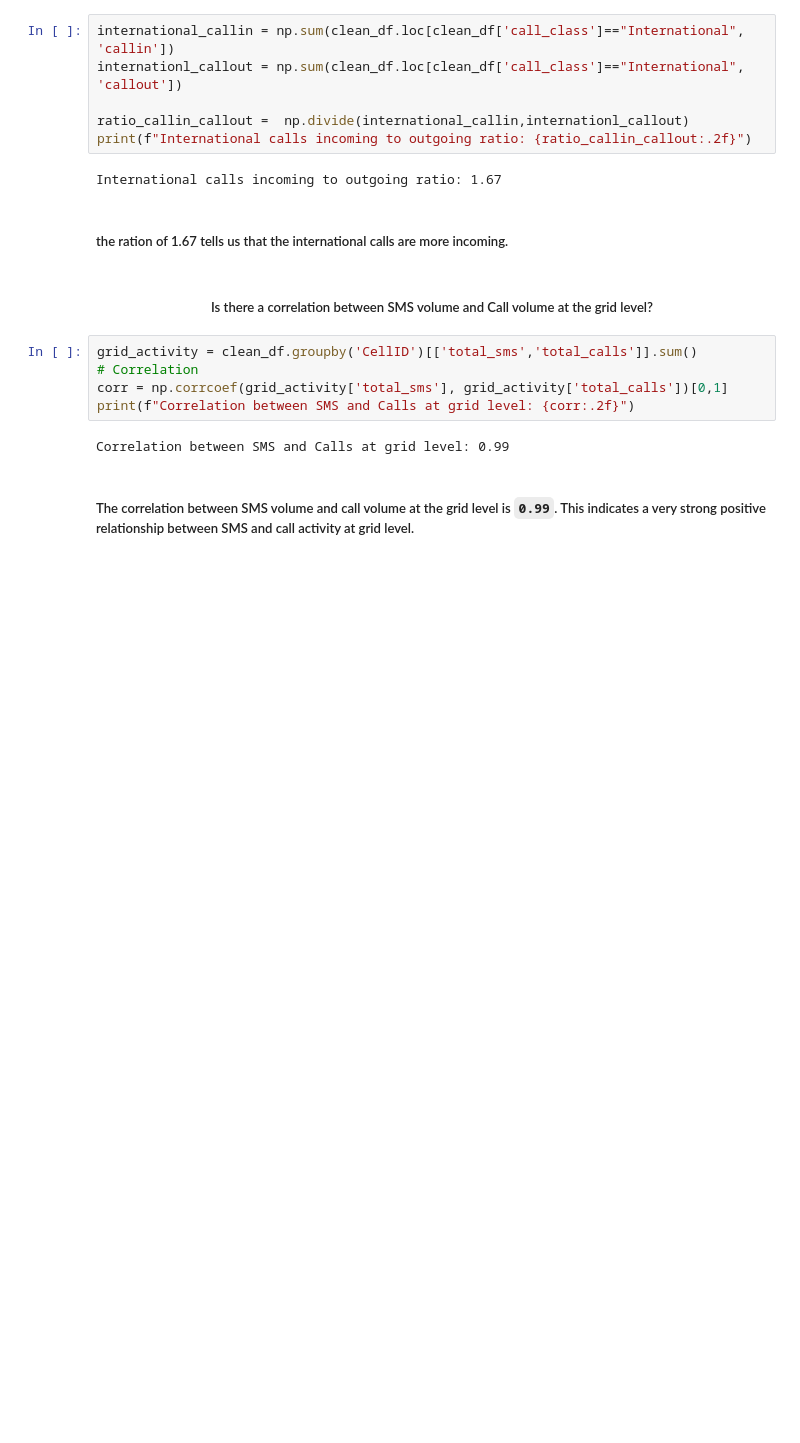
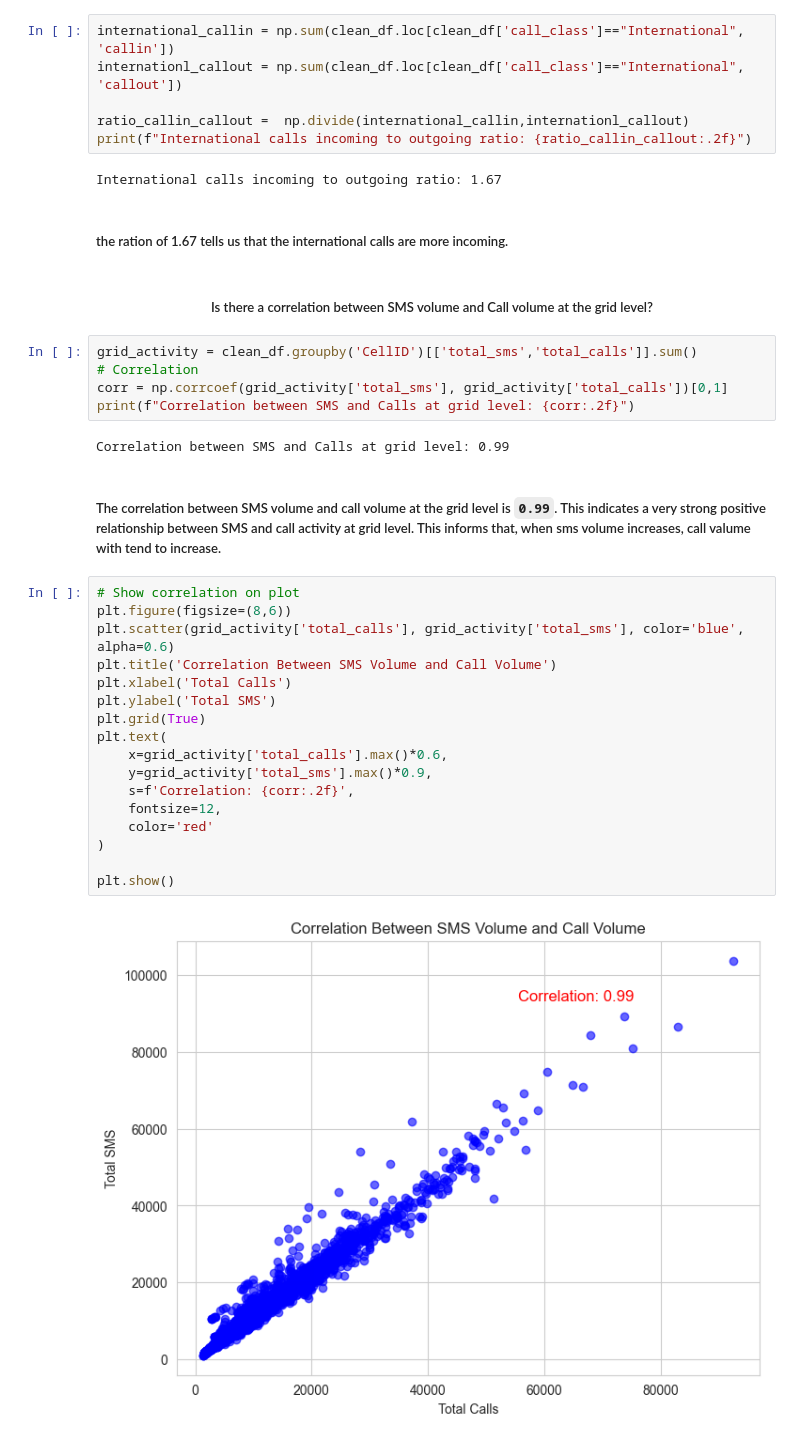
Before and after one commit to Rootkiti/SMS-Call-Data-Analysis, a Jupyter notebook: SMS_Call_Data_Analysis.ipynb, the cells around one changed output. Cells and saved outputs as stored; diff of their text form; blank space fills up the shorter version.

```diff
--- a/SMS_Call_Data_Analysis.ipynb
+++ b/SMS_Call_Data_Analysis.ipynb
@@ -452,4 +426,23 @@ print(f"Correlation between SMS and Calls at grid level: {corr:.2f}")
 # %% [output]
 Correlation between SMS and Calls at grid level: 0.99
 # %% [markdown]
-##### The correlation between SMS volume and call volume at the grid level is `0.99`. This indicates a very strong positive relationship between SMS and call activity at grid level.
+##### The correlation between SMS volume and call volume at the grid level is `0.99`. This indicates a very strong positive relationship between SMS and call activity at grid level. This informs that, when sms volume increases, call valume with tend to increase.
+# %%
+# Show correlation on plot
+plt.figure(figsize=(8,6))
+plt.scatter(grid_activity['total_calls'], grid_activity['total_sms'], color='blue', alpha=0.6)
+plt.title('Correlation Between SMS Volume and Call Volume')
+plt.xlabel('Total Calls')
+plt.ylabel('Total SMS')
+plt.grid(True)
+plt.text(
+    x=grid_activity['total_calls'].max()*0.6,
+    y=grid_activity['total_sms'].max()*0.9,
+    s=f'Correlation: {corr:.2f}',
+    fontsize=12,
+    color='red'
+)
+
+plt.show()
+# %% [output]
+[figure, added]
```
Also changed, not shown: parts of 10 cells of this notebook, 3 other files.
